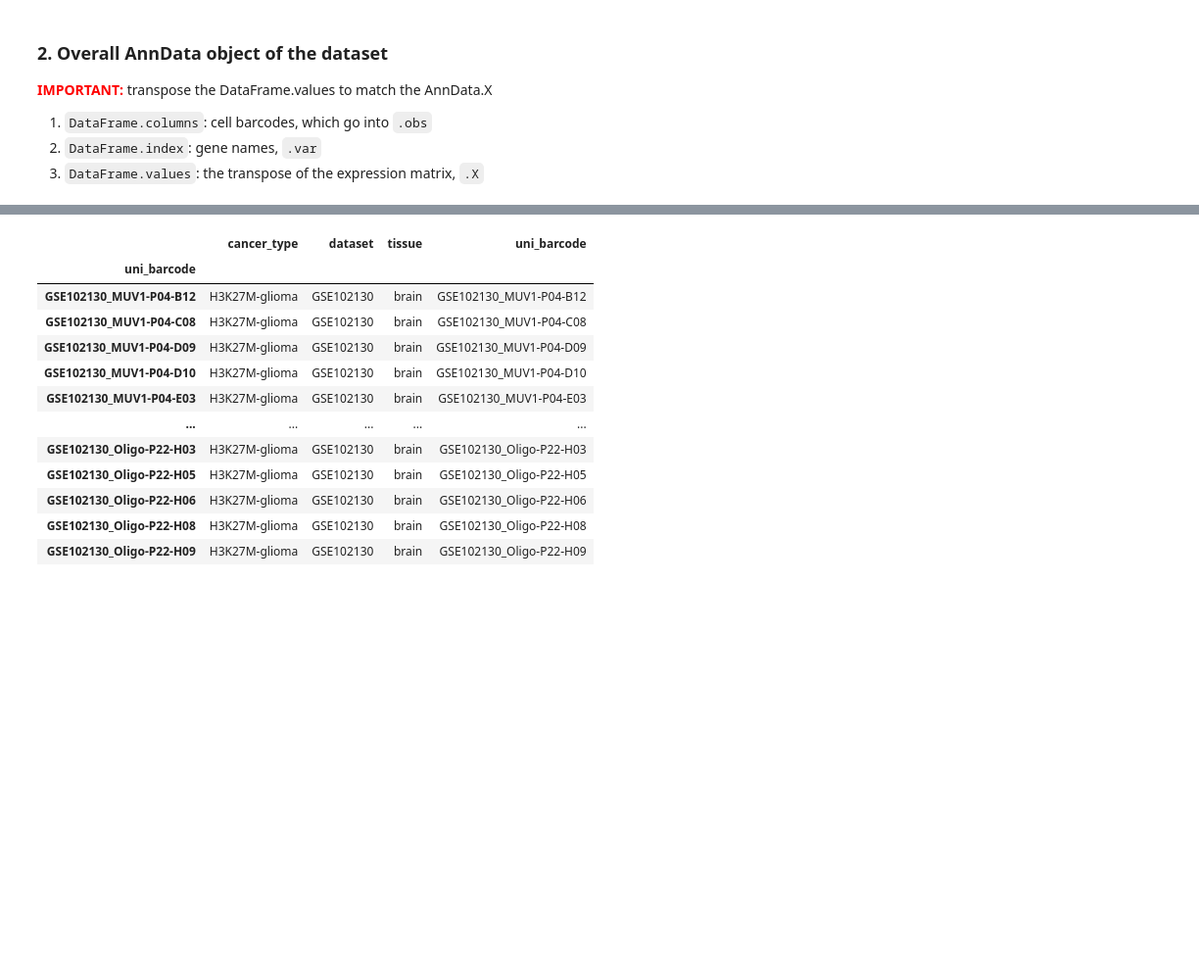
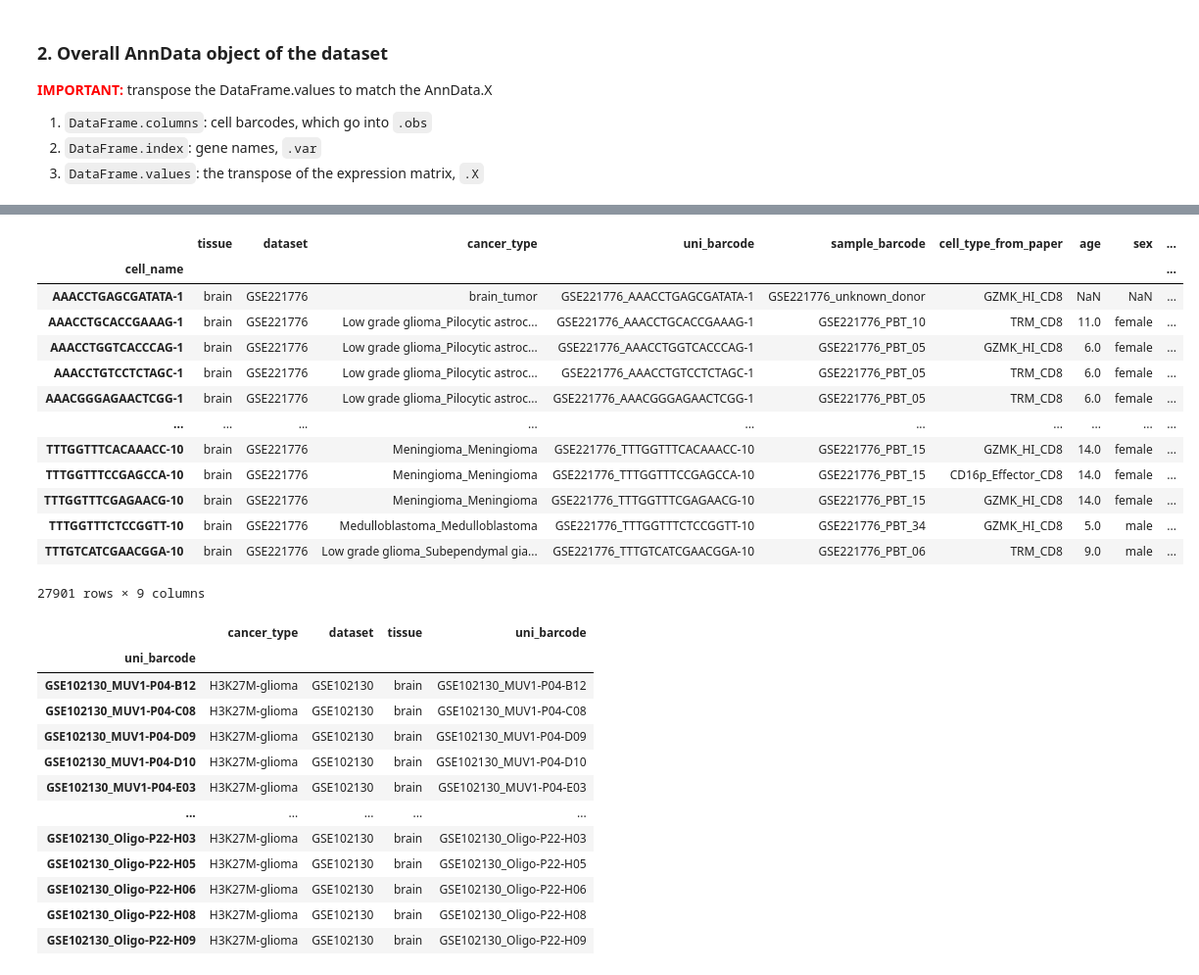
Before and after one commit to tuonglab/pan-paedcancer-scrnaseq, a Jupyter notebook: notebooks/GSE221776.ipynb, the cells around one changed output, grey strips where cells are left out. Shown at 98% size. Drawn from its saved outputs; the diff is of its cells as text; code cells hidden in the pictures; blank space fills up the shorter version.

```diff
--- a/notebooks/GSE221776.ipynb
+++ b/notebooks/GSE221776.ipynb
@@ -38,0 +41,4 @@ print(cd4_input.shape) # (15095 rows, 15893 columns)
+# %%
+# Manually set the index of the dataframe
+cd4_input.set_index('gene_name', inplace=True, drop=True)
+cd4_input # (15095 rows, 15892 columns)
@@ -124,6 +153,7 @@ cd4_subset
 
 cd8_path = '/scratch/user/s4543064/xiaohan-john-project/data/GSE221776/GSE221776_sc_PBT_CD8_umi.txt.gz'
 cd8_input = pd.read_csv(cd8_path, sep='\t', index_col=0) # the first column contains gene names and is the index
+cd8_input.set_index('gene_name', inplace=True, drop=True)
 
 print(cd8_input.head())
 print(cd8_input.shape) # (14674, 27902)
@@ -410,0 +325,16 @@ AnnData object with n_obs × n_vars = 4058 × 23686
+# %%
+# We need to deal with NaN values in the annotation dataframe
+
+def create_cancer_type(row):
+    if pd.isna(row['Diagnosis']):
+        return 'brain_tumor'
+    elif pd.isna(row['Diagnosis.subclass']):
+        return row['Diagnosis']
+    else:
+        return row['Diagnosis'] + '_' + row['Diagnosis.subclass']
+
+def create_sample_barcode(row):
+    if pd.isna(row['donor_publicationID']):
+        return 'GSE221776_unknown_donor'
+    else:
+        return row['dataset'] + '_' + row['donor_publicationID']
@@ -411,3 +392,20 @@ AnnData object with n_obs × n_vars = 4058 × 23686
+# %%
+obs_name
+# %% [output]
+|  | tissue | dataset | cancer_type | uni_barcode | sample_barcode | cell_type_from_paper | age | sex | ... |
+| cell_name |  |  |  |  |  |  |  |  | ... |
+| AAACCTGAGCGATATA-1 | brain | GSE221776 | brain_tumor | GSE221776_AAACCTGAGCGATATA-1 | GSE221776_unknown_donor | GZMK_HI_CD8 | NaN | NaN | ... |
+| AAACCTGCACCGAAAG-1 | brain | GSE221776 | Low grade glioma_Pilocytic astroc... | GSE221776_AAACCTGCACCGAAAG-1 | GSE221776_PBT_10 | TRM_CD8 | 11.0 | female | ... |
+| AAACCTGGTCACCCAG-1 | brain | GSE221776 | Low grade glioma_Pilocytic astroc... | GSE221776_AAACCTGGTCACCCAG-1 | GSE221776_PBT_05 | GZMK_HI_CD8 | 6.0 | female | ... |
+| AAACCTGTCCTCTAGC-1 | brain | GSE221776 | Low grade glioma_Pilocytic astroc... | GSE221776_AAACCTGTCCTCTAGC-1 | GSE221776_PBT_05 | TRM_CD8 | 6.0 | female | ... |
+| AAACGGGAGAACTCGG-1 | brain | GSE221776 | Low grade glioma_Pilocytic astroc... | GSE221776_AAACGGGAGAACTCGG-1 | GSE221776_PBT_05 | TRM_CD8 | 6.0 | female | ... |
+| ... | ... | ... | ... | ... | ... | ... | ... | ... | ... |
+| TTTGGTTTCACAAACC-10 | brain | GSE221776 | Meningioma_Meningioma | GSE221776_TTTGGTTTCACAAACC-10 | GSE221776_PBT_15 | GZMK_HI_CD8 | 14.0 | female | ... |
+| TTTGGTTTCCGAGCCA-10 | brain | GSE221776 | Meningioma_Meningioma | GSE221776_TTTGGTTTCCGAGCCA-10 | GSE221776_PBT_15 | CD16p_Effector_CD8 | 14.0 | female | ... |
+| TTTGGTTTCGAGAACG-10 | brain | GSE221776 | Meningioma_Meningioma | GSE221776_TTTGGTTTCGAGAACG-10 | GSE221776_PBT_15 | GZMK_HI_CD8 | 14.0 | female | ... |
+| TTTGGTTTCTCCGGTT-10 | brain | GSE221776 | Medulloblastoma_Medulloblastoma | GSE221776_TTTGGTTTCTCCGGTT-10 | GSE221776_PBT_34 | GZMK_HI_CD8 | 5.0 | male | ... |
+| TTTGTCATCGAACGGA-10 | brain | GSE221776 | Low grade glioma_Subependymal gia... | GSE221776_TTTGTCATCGAACGGA-10 | GSE221776_PBT_06 | TRM_CD8 | 9.0 | male | ... |
+27901 rows × 9 columns
 # %%
 sample.obs
 # %% [output]
```
Also changed, not shown: parts of 11 cells of this notebook.
